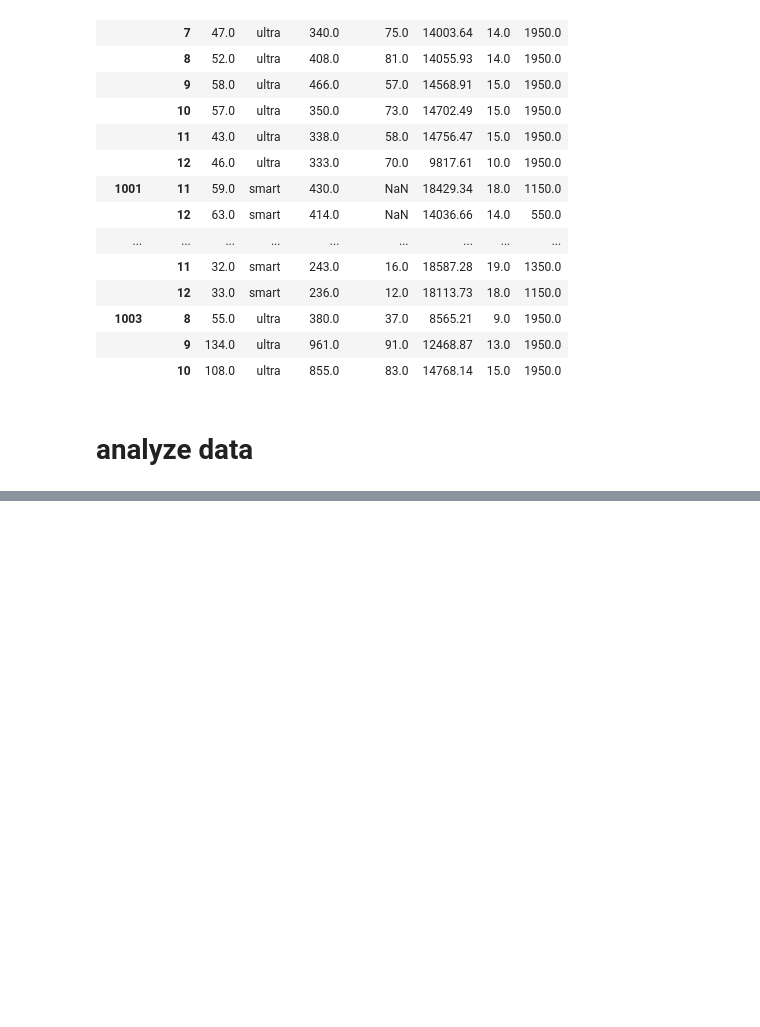
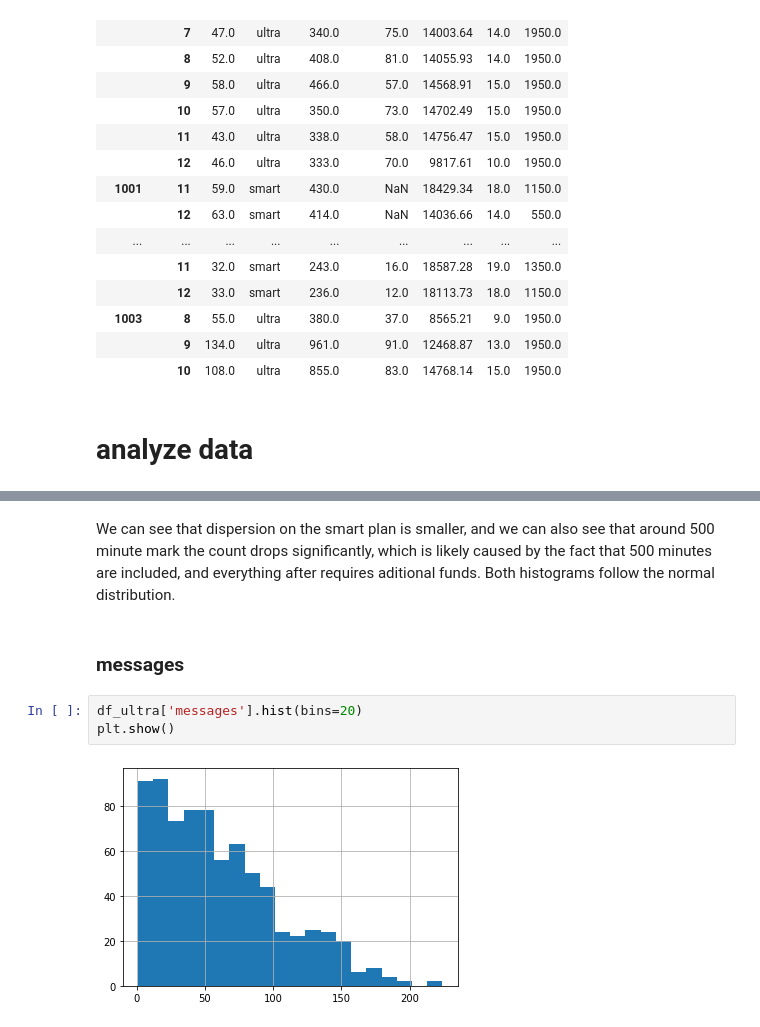
Before and after one commit to vzwork/statistical_analysis, a Jupyter notebook: project_en.ipynb, the cells around one changed output, grey strips where cells are left out. Saved outputs shown, nothing was run; the diff lists cells and outputs as text; blank space fills up the shorter version.

```diff
--- a/project_en.ipynb
+++ b/project_en.ipynb
@@ -865,0 +986,9 @@ df_costs.head(20)
+# %% [markdown]
+We can see that dispersion on the smart plan is smaller, and we can also see that around 500 minute mark the count drops significantly, which is likely caused by the fact that 500 minutes are included, and everything after requires aditional funds. Both histograms follow the normal distribution.
+# %% [markdown]
+### messages
+# %%
+df_ultra['messages'].hist(bins=20)
+plt.show()
+# %% [output]
+[figure, added]
```
Also changed, not shown: parts of 32 cells of this notebook, 1 other file.
